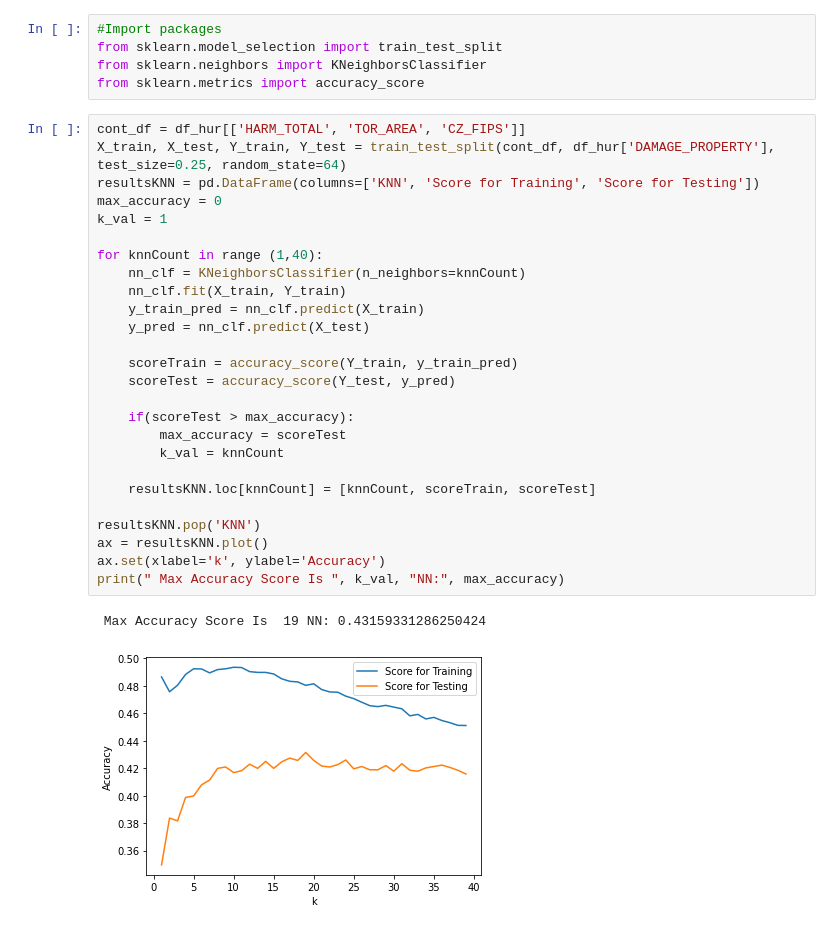
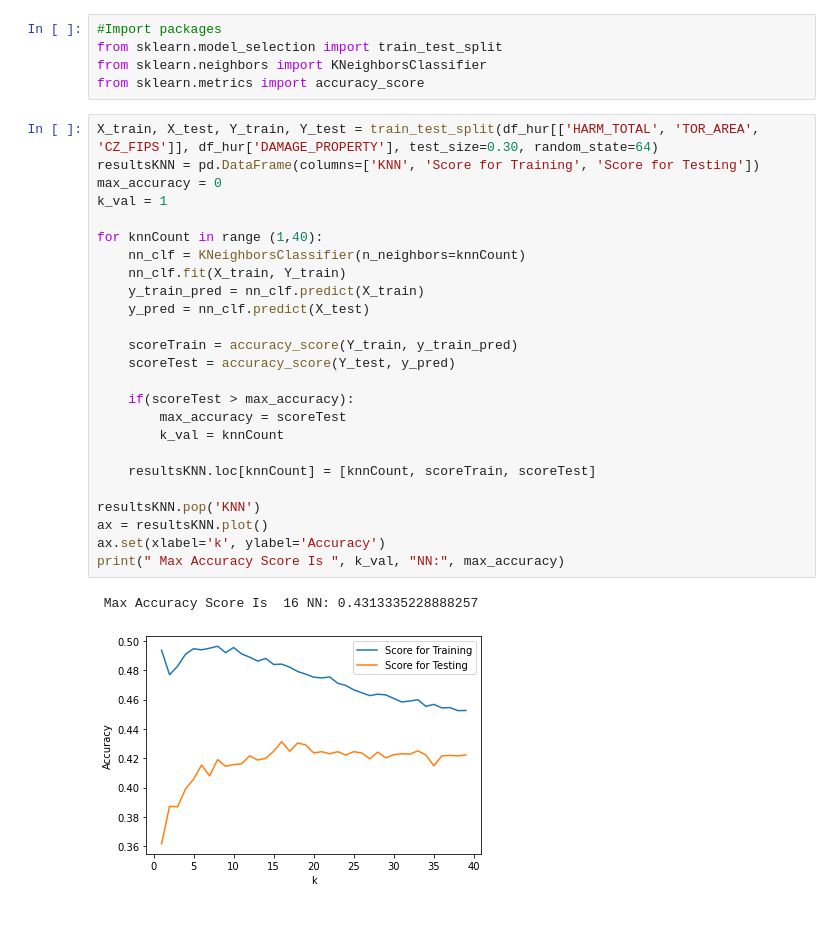
Before and after one commit to saiT1108/DS_project, a Jupyter notebook: main.ipynb, the cells around one changed output. Drawn from its saved outputs; the diff is of its cells as text.

```diff
--- a/main.ipynb
+++ b/main.ipynb
@@ -249,31 +249,30 @@ from sklearn.model_selection import train_test_split
 from sklearn.neighbors import KNeighborsClassifier
 from sklearn.metrics import accuracy_score
 # %%
-cont_df = df_hur[['HARM_TOTAL', 'TOR_AREA', 'CZ_FIPS']]
-X_train, X_test, Y_train, Y_test = train_test_split(cont_df, df_hur['DAMAGE_PROPERTY'], test_size=0.25, random_state=64)
+X_train, X_test, Y_train, Y_test = train_test_split(df_hur[['HARM_TOTAL', 'TOR_AREA', 'CZ_FIPS']], df_hur['DAMAGE_PROPERTY'], test_size=0.30, random_state=64)
 resultsKNN = pd.DataFrame(columns=['KNN', 'Score for Training', 'Score for Testing'])
 max_accuracy = 0
 k_val = 1
 
 for knnCount in range (1,40):
     nn_clf = KNeighborsClassifier(n_neighbors=knnCount)
     nn_clf.fit(X_train, Y_train)
     y_train_pred = nn_clf.predict(X_train)
     y_pred = nn_clf.predict(X_test)
 
     scoreTrain = accuracy_score(Y_train, y_train_pred)
     scoreTest = accuracy_score(Y_test, y_pred)
 
     if(scoreTest > max_accuracy):
         max_accuracy = scoreTest
         k_val = knnCount
 
     resultsKNN.loc[knnCount] = [knnCount, scoreTrain, scoreTest]
 
 resultsKNN.pop('KNN')
 ax = resultsKNN.plot()
 ax.set(xlabel='k', ylabel='Accuracy')
 print(" Max Accuracy Score Is ", k_val, "NN:", max_accuracy)
 # %% [output]
- Max Accuracy Score Is  19 NN: 0.43159331286250424
+ Max Accuracy Score Is  16 NN: 0.4313335228888257
-[figure, old version]
+[figure, new version]
```
Also changed, not shown: parts of 5 cells of this notebook.
